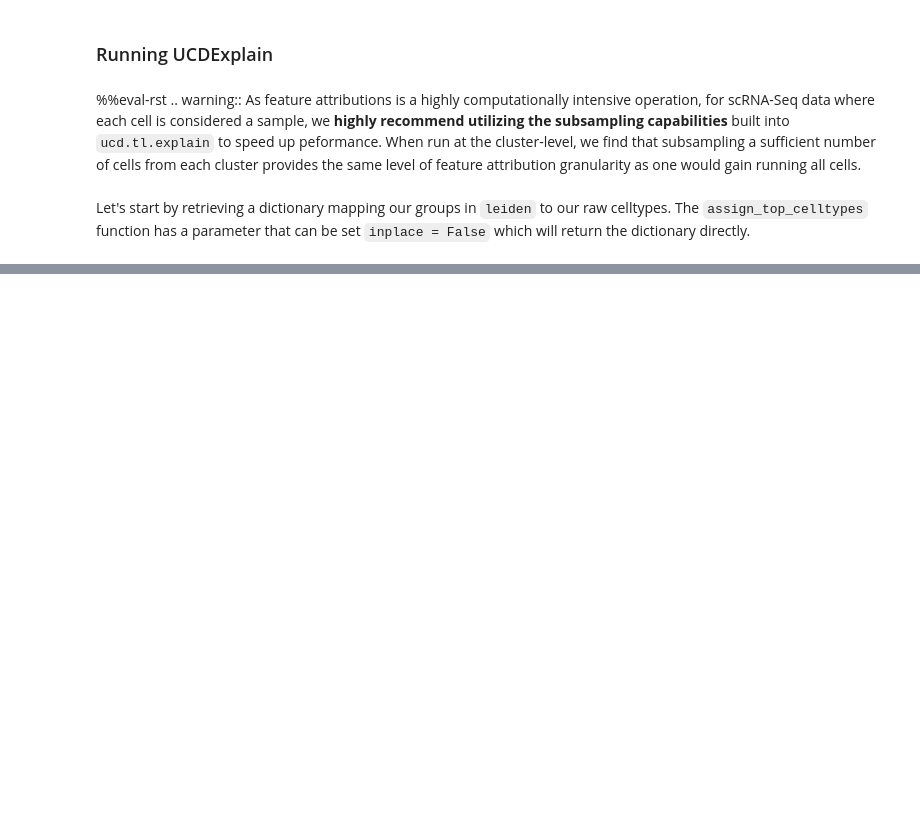
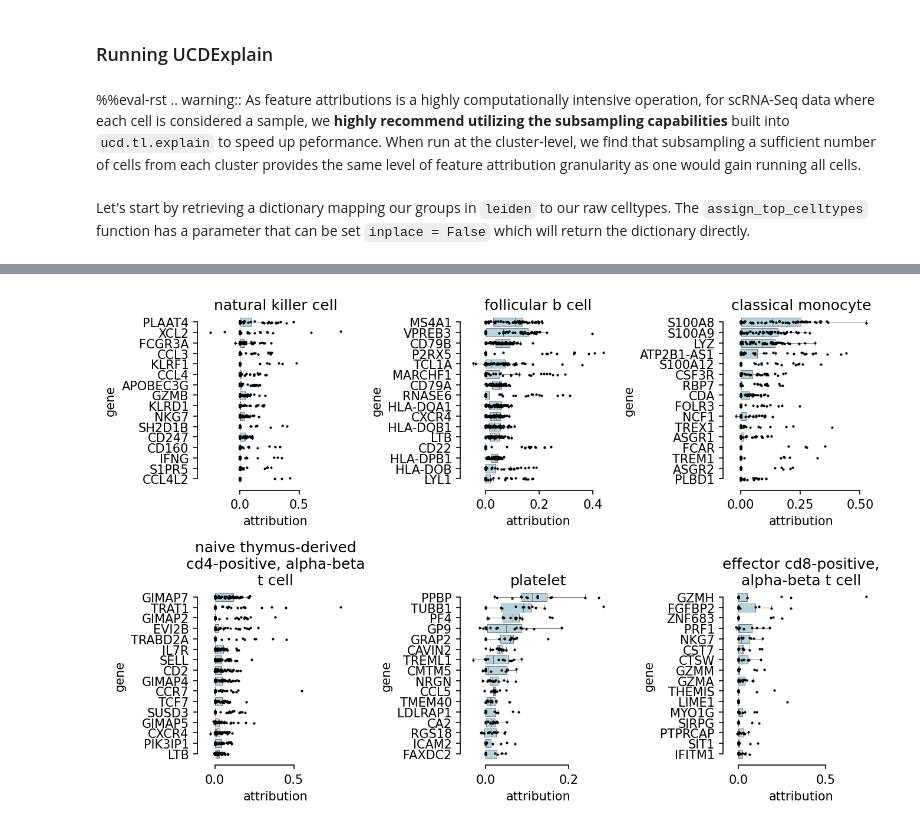
Before and after one commit to dchary/ucdeconvolve, a Jupyter notebook: docs/notebooks/single_cell_example.ipynb, the cells around one changed output, grey strips where cells are left out. Cells and saved outputs as stored; diff of their text form; code cells hidden in the pictures; blank space fills up the shorter version.

```diff
--- a/docs/notebooks/single_cell_example.ipynb
+++ b/docs/notebooks/single_cell_example.ipynb
@@ -183,0 +174,4 @@ Name: count, dtype: int64
+# %%
+ucd.pl.explain_boxplot(adata, key = "ucdexplain", n_top_genes = 16, ncols = 3)
+# %% [output]
+[figure, added]
```
Also changed, not shown: parts of 29 cells of this notebook, 14 other files.
